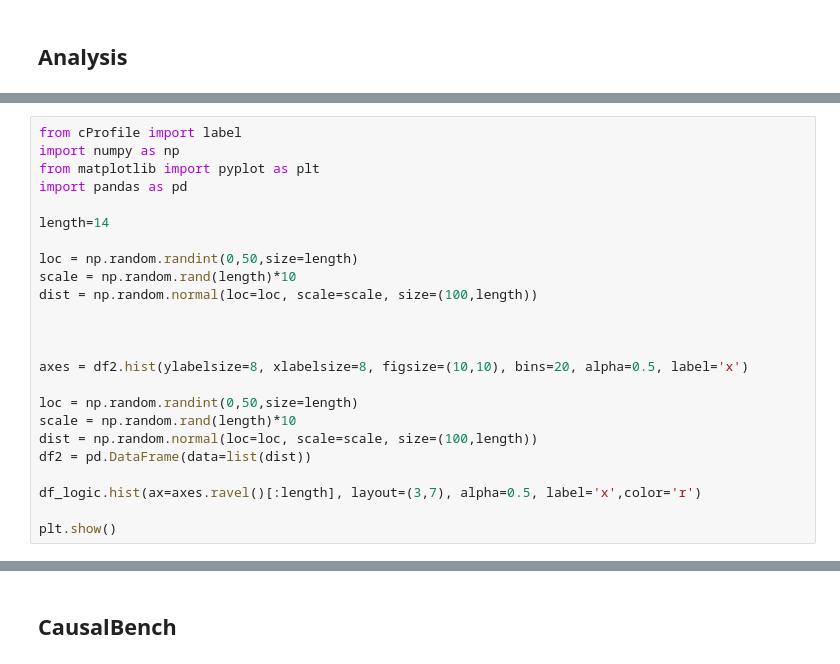
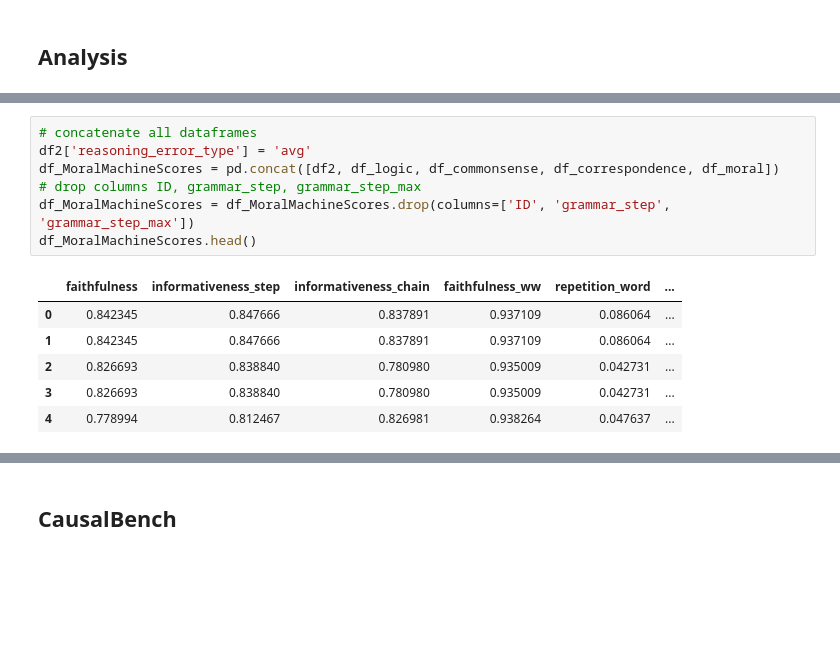
Before and after one commit to TheBlueHawk/CausalLLMs, a Jupyter notebook: roscoe_exp/roscoe_experiment.ipynb, the cells around one changed output, grey strips where cells are left out. Saved outputs shown, nothing was run; the diff lists cells and outputs as text; blank space fills up the shorter version.

```diff
--- a/roscoe_exp/roscoe_experiment.ipynb
+++ b/roscoe_exp/roscoe_experiment.ipynb
@@ -399,24 +335,0 @@ array([[<Axes: title={'center': 'ID'}>,
-# %%
-from cProfile import label
-import numpy as np
-from matplotlib import pyplot as plt
-import pandas as pd
-
-length=14
-
-loc = np.random.randint(0,50,size=length)
-scale = np.random.rand(length)*10
-dist = np.random.normal(loc=loc, scale=scale, size=(100,length))
-
-
-
-axes = df2.hist(ylabelsize=8, xlabelsize=8, figsize=(10,10), bins=20, alpha=0.5, label='x')
-
-loc = np.random.randint(0,50,size=length)
-scale = np.random.rand(length)*10
-dist = np.random.normal(loc=loc, scale=scale, size=(100,length))
-df2 = pd.DataFrame(data=list(dist))
-
-df_logic.hist(ax=axes.ravel()[:length], layout=(3,7), alpha=0.5, label='x',color='r')
-
-plt.show()
@@ -462,0 +369,14 @@ df_moral.head()
+# %%
+# concatenate all dataframes
+df2['reasoning_error_type'] = 'avg'
+df_MoralMachineScores = pd.concat([df2, df_logic, df_commonsense, df_correspondence, df_moral])
+# drop columns ID, grammar_step, grammar_step_max
+df_MoralMachineScores = df_MoralMachineScores.drop(columns=['ID', 'grammar_step', 'grammar_step_max'])
+df_MoralMachineScores.head()
+# %% [output]
+|  | faithfulness | informativeness_step | informativeness_chain | faithfulness_ww | repetition_word | ... |
+| 0 | 0.842345 | 0.847666 | 0.837891 | 0.937109 | 0.086064 | ... |
+| 1 | 0.842345 | 0.847666 | 0.837891 | 0.937109 | 0.086064 | ... |
+| 2 | 0.826693 | 0.838840 | 0.780980 | 0.935009 | 0.042731 | ... |
+| 3 | 0.826693 | 0.838840 | 0.780980 | 0.935009 | 0.042731 | ... |
+| 4 | 0.778994 | 0.812467 | 0.826981 | 0.938264 | 0.047637 | ... |
```
Also changed, not shown: parts of 24 cells of this notebook.
